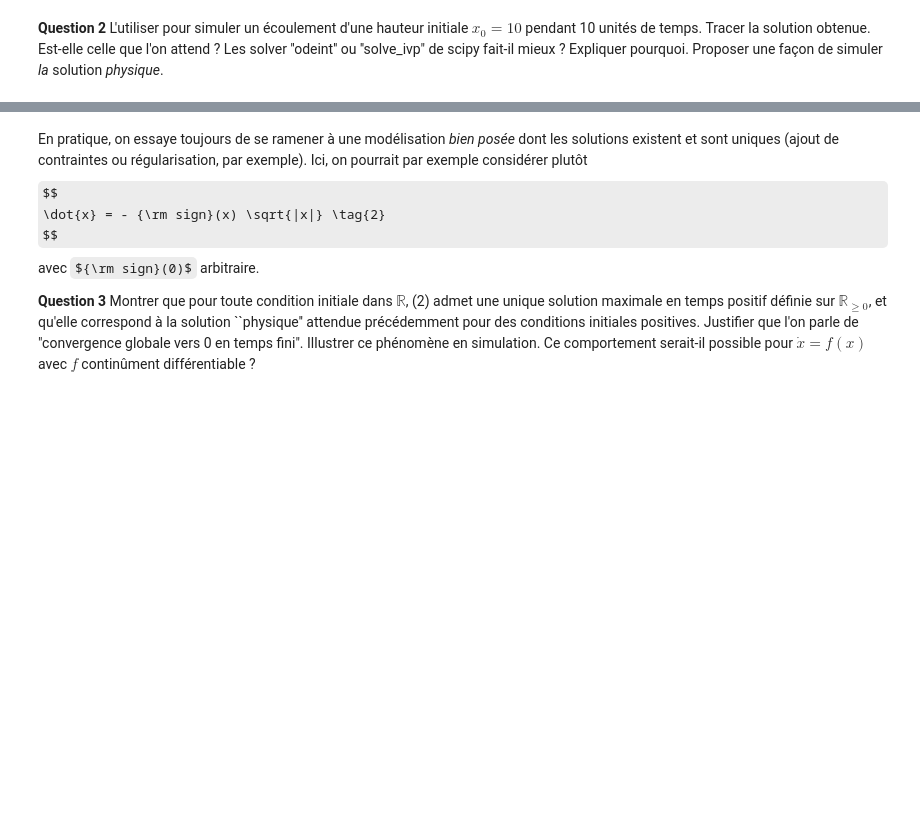
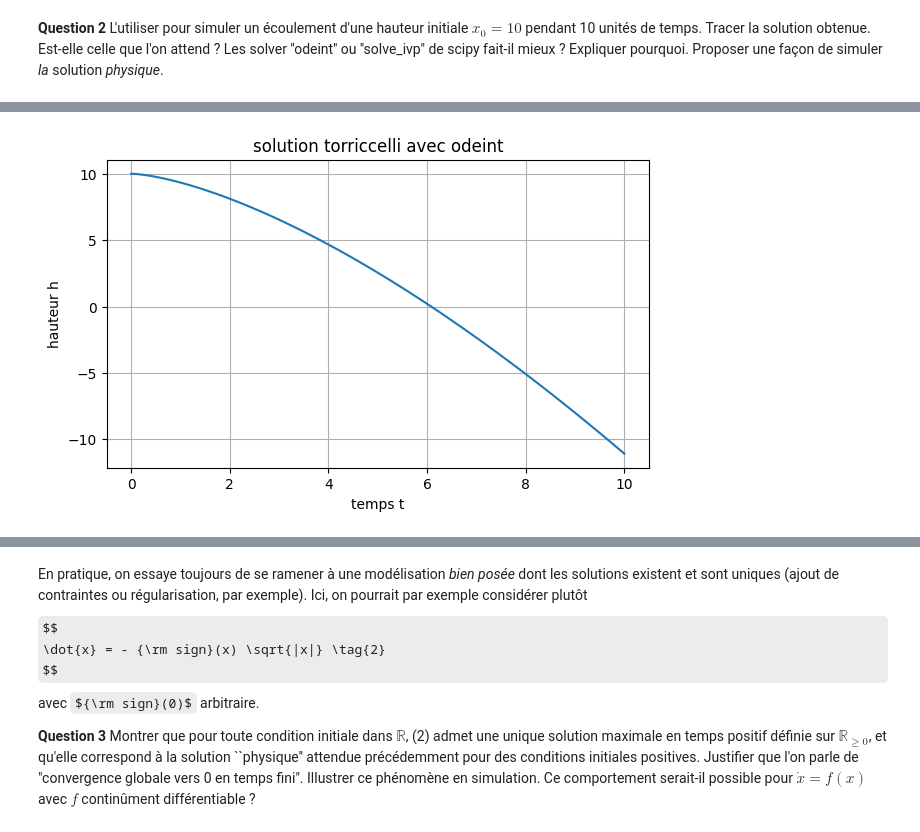
Before and after one commit to eleonoredt/projet_info_UE11, a Jupyter notebook: Projet - Equations Différentielles - 2025(1).ipynb, the cells around one changed output, grey strips where cells are left out. Cells and saved outputs as stored; diff of their text form; code cells hidden in the pictures; some formulas as TeX source; blank space fills up the shorter version.

```diff
--- a/Projet - Equations Différentielles - 2025(1).ipynb
+++ b/Projet - Equations Différentielles - 2025(1).ipynb
@@ -61,0 +78,13 @@ def f_torricceli(t,x):
+# %%
+sol_odeint = odeint(f_torricceli, x0, t)
+
+#on trace
+plt.plot(t, sol_odeint, label='solution odeint')
+plt.xlabel('temps t')
+plt.ylabel('hauteur h')
+plt.title('solution torriccelli avec odeint')
+plt.grid('True')
+plt.show()
+#ca ne ressemble pas du tout à Euler
+# %% [output]
+[figure, added]
```
Also changed, not shown: parts of 6 cells of this notebook.
